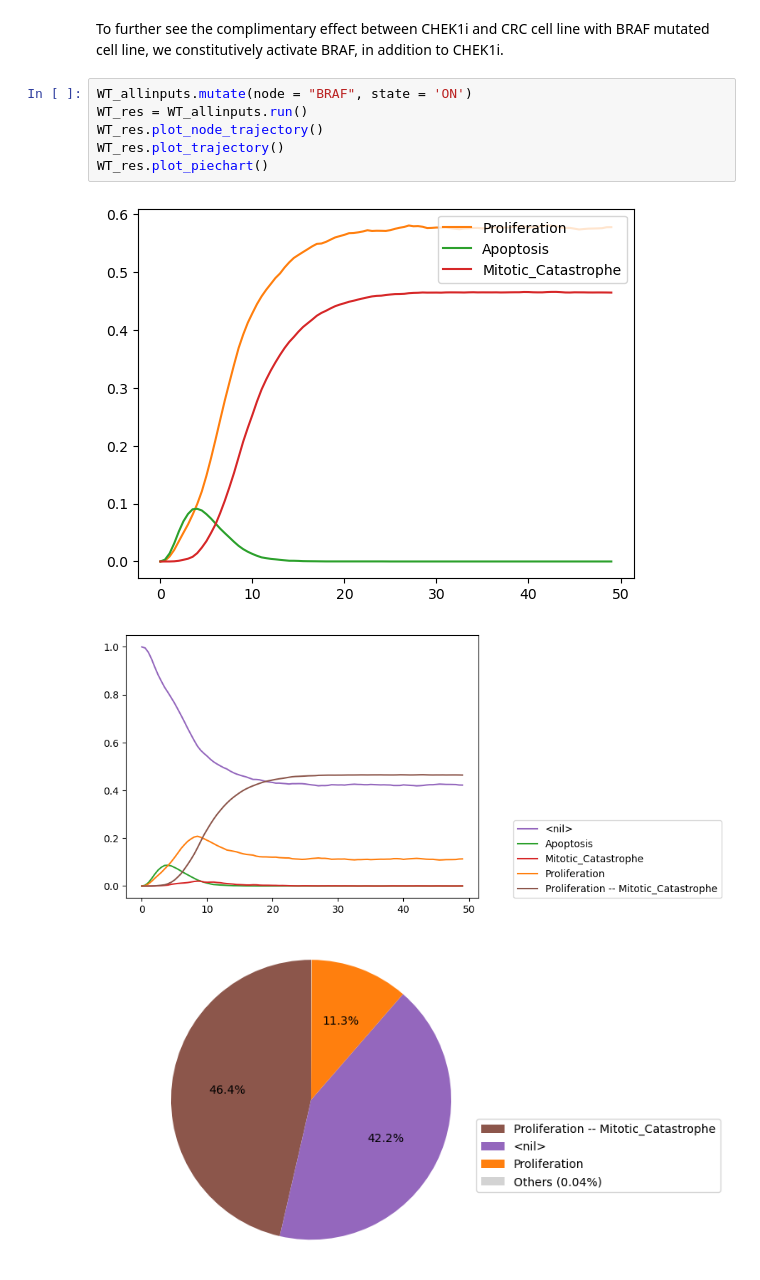
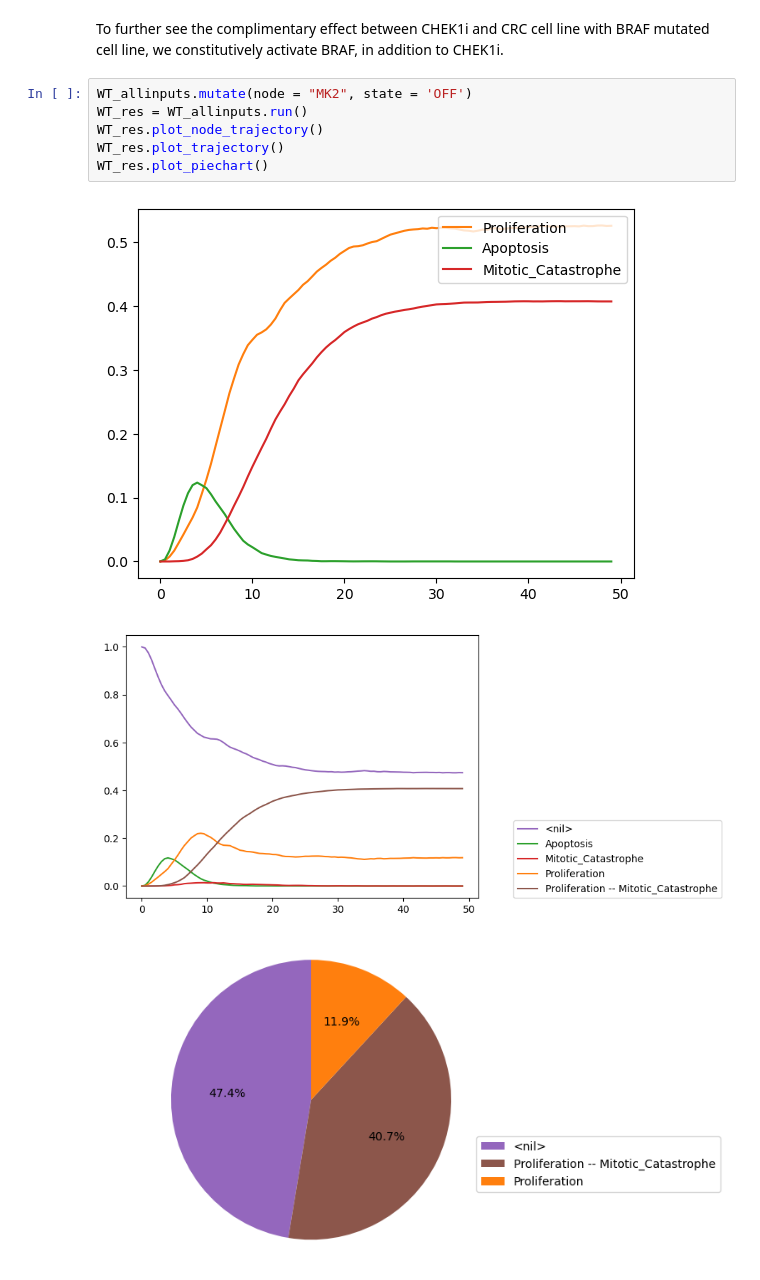
Before and after one commit to saran-pankaew/CRC_model, a Jupyter notebook: model_repository/20230413/ModelAnalysis_CRC_20230413.ipynb, the cells around one changed output. Drawn from its saved outputs; the diff is of its cells as text.

```diff
--- a/model_repository/20230413/ModelAnalysis_CRC_20230413.ipynb
+++ b/model_repository/20230413/ModelAnalysis_CRC_20230413.ipynb
@@ -87,12 +87,12 @@ WT_res.plot_piechart()
 # %% [markdown]
 To further see the complimentary effect between CHEK1i and CRC cell line with BRAF mutated cell line, we constitutively activate BRAF, in addition to CHEK1i.
 # %%
-WT_allinputs.mutate(node = "BRAF", state = 'ON')
+WT_allinputs.mutate(node = "MK2", state = 'OFF')
 WT_res = WT_allinputs.run()
 WT_res.plot_node_trajectory()
 WT_res.plot_trajectory()
 WT_res.plot_piechart()
 # %% [output]
-[figure, old version]
+[figure, new version]
-[figure, old version]
+[figure, new version]
-[figure, old version]
+[figure, new version]
```
Also changed, not shown: parts of 2 cells of this notebook, 2 other files.
